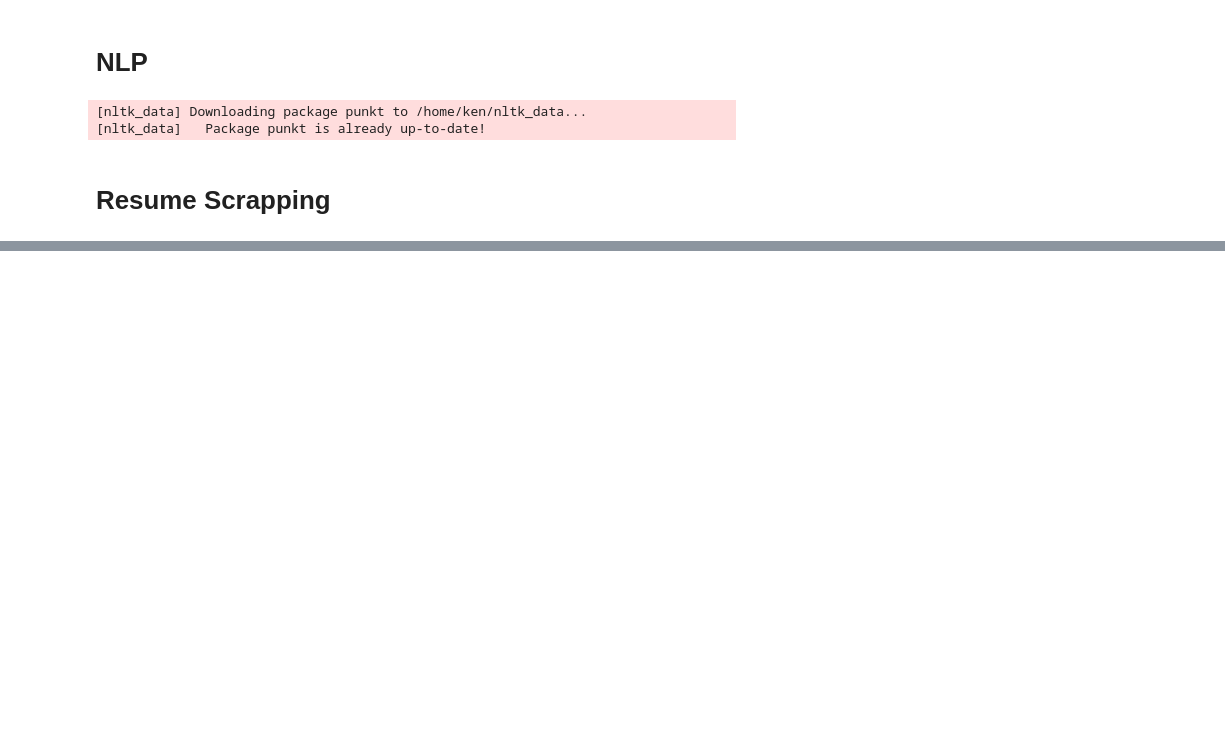
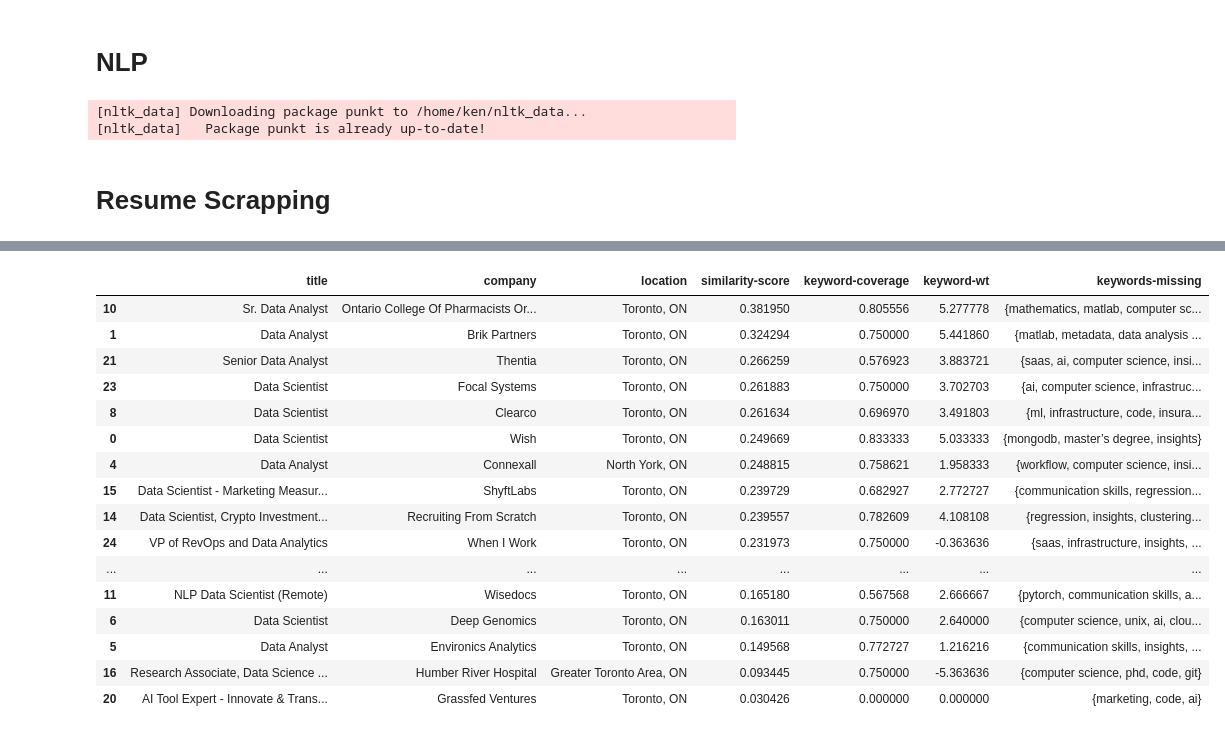
Before and after one commit to kconstable/resume-matching-to-job-rss-feed, a Jupyter notebook: feed_scrapper.ipynb, the cells around one changed output, grey strips where cells are left out. Drawn from its saved outputs; the diff is of its cells as text; code cells hidden in the pictures; blank space fills up the shorter version.

```diff
--- a/feed_scrapper.ipynb
+++ b/feed_scrapper.ipynb
@@ -689,0 +720,21 @@ In my current role at Firmex, I am the principal data scientist building machine
+# %%
+df_r1 = calc_similarities(r1,job_details,'data/terms.csv')
+df_r1
+# %% [output]
+|  | title | company | location | similarity-score | keyword-coverage | keyword-wt | keywords-missing |
+| 10 | Sr. Data Analyst | Ontario College Of Pharmacists Or... | Toronto, ON | 0.381950 | 0.805556 | 5.277778 | {mathematics, matlab, computer sc... |
+| 1 | Data Analyst | Brik Partners | Toronto, ON | 0.324294 | 0.750000 | 5.441860 | {matlab, metadata, data analysis ... |
+| 21 | Senior Data Analyst | Thentia | Toronto, ON | 0.266259 | 0.576923 | 3.883721 | {saas, ai, computer science, insi... |
+| 23 | Data Scientist | Focal Systems | Toronto, ON | 0.261883 | 0.750000 | 3.702703 | {ai, computer science, infrastruc... |
+| 8 | Data Scientist | Clearco | Toronto, ON | 0.261634 | 0.696970 | 3.491803 | {ml, infrastructure, code, insura... |
+| 0 | Data Scientist | Wish | Toronto, ON | 0.249669 | 0.833333 | 5.033333 | {mongodb, master’s degree, insights} |
+| 4 | Data Analyst | Connexall | North York, ON | 0.248815 | 0.758621 | 1.958333 | {workflow, computer science, insi... |
+| 15 | Data Scientist - Marketing Measur... | ShyftLabs | Toronto, ON | 0.239729 | 0.682927 | 2.772727 | {communication skills, regression... |
+| 14 | Data Scientist, Crypto Investment... | Recruiting From Scratch | Toronto, ON | 0.239557 | 0.782609 | 4.108108 | {regression, insights, clustering... |
+| 24 | VP of RevOps and Data Analytics | When I Work | Toronto, ON | 0.231973 | 0.750000 | -0.363636 | {saas, infrastructure, insights, ... |
+| ... | ... | ... | ... | ... | ... | ... | ... |
+| 11 | NLP Data Scientist (Remote) | Wisedocs | Toronto, ON | 0.165180 | 0.567568 | 2.666667 | {pytorch, communication skills, a... |
+| 6 | Data Scientist | Deep Genomics | Toronto, ON | 0.163011 | 0.750000 | 2.640000 | {computer science, unix, ai, clou... |
+| 5 | Data Analyst | Environics Analytics | Toronto, ON | 0.149568 | 0.772727 | 1.216216 | {communication skills, insights, ... |
+| 16 | Research Associate, Data Science ... | Humber River Hospital | Greater Toronto Area, ON | 0.093445 | 0.750000 | -5.363636 | {computer science, phd, code, git} |
+| 20 | AI Tool Expert - Innovate & Trans... | Grassfed Ventures | Toronto, ON | 0.030426 | 0.000000 | 0.000000 | {marketing, code, ai} |
```
Also changed, not shown: parts of 42 cells of this notebook.
